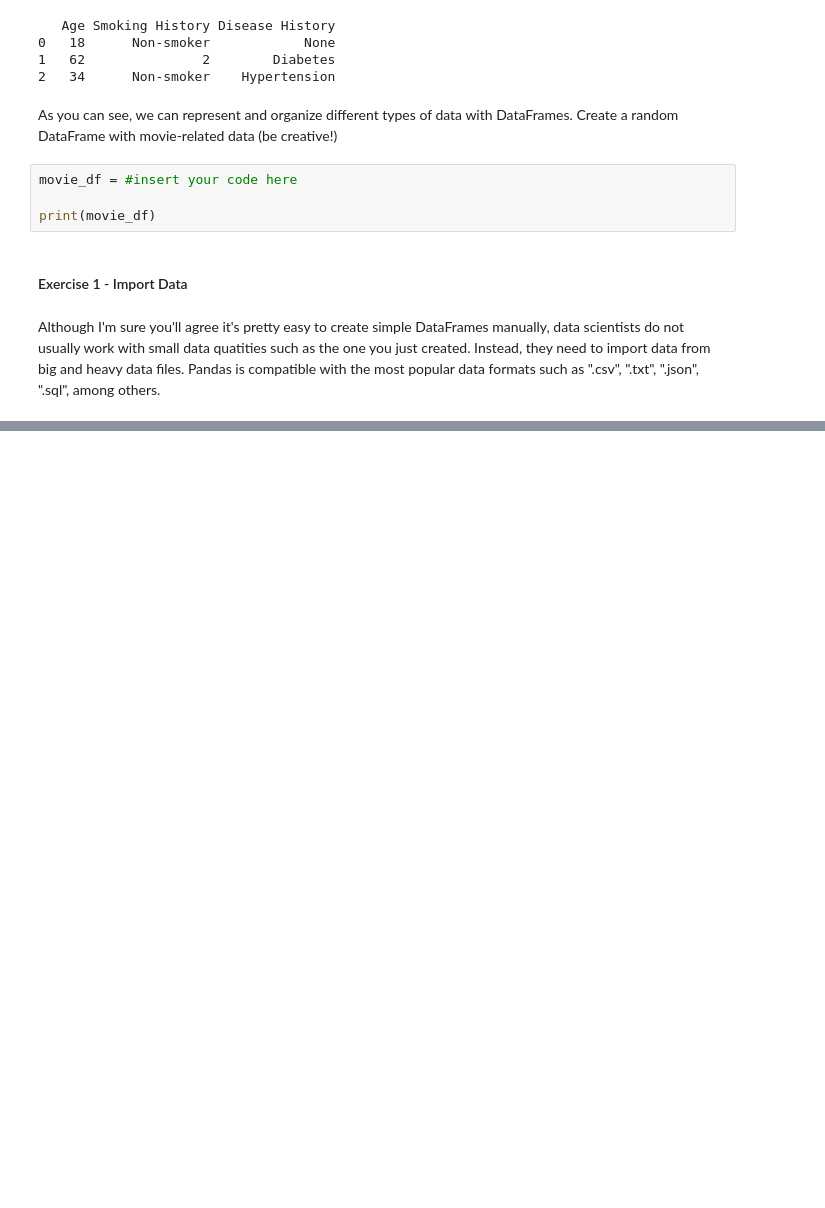
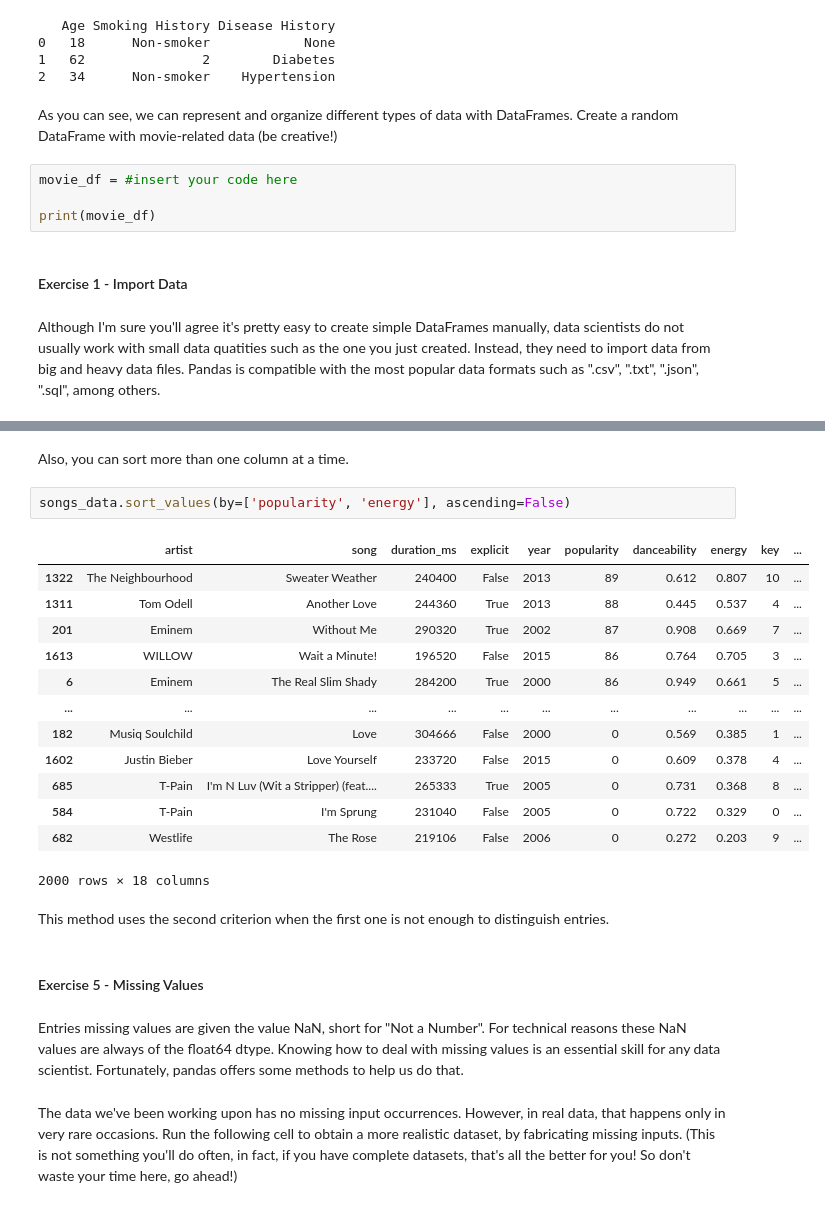
Before and after one commit to bmaribeiro/machine_learning_intro, a Jupyter notebook: notebooks/ml_frameworks.ipynb, the cells around one changed output, grey strips where cells are left out. Drawn from its saved outputs; the diff is of its cells as text; blank space fills up the shorter version.

Commit message:
Added Pandas tutorial and cleared cell outputs.

```diff
--- a/notebooks/ml_frameworks.ipynb
+++ b/notebooks/ml_frameworks.ipynb
@@ -310,0 +561,26 @@ Let's begin by importing tabular data from a ".csv" file. Run the following cell
+# %% [markdown]
+Also, you can sort more than one column at a time.
+# %%
+songs_data.sort_values(by=['popularity', 'energy'], ascending=False)
+# %% [output]
+|  | artist | song | duration_ms | explicit | year | popularity | danceability | energy | key | ... |
+| 1322 | The Neighbourhood | Sweater Weather | 240400 | False | 2013 | 89 | 0.612 | 0.807 | 10 | ... |
+| 1311 | Tom Odell | Another Love | 244360 | True | 2013 | 88 | 0.445 | 0.537 | 4 | ... |
+| 201 | Eminem | Without Me | 290320 | True | 2002 | 87 | 0.908 | 0.669 | 7 | ... |
+| 1613 | WILLOW | Wait a Minute! | 196520 | False | 2015 | 86 | 0.764 | 0.705 | 3 | ... |
+| 6 | Eminem | The Real Slim Shady | 284200 | True | 2000 | 86 | 0.949 | 0.661 | 5 | ... |
+| ... | ... | ... | ... | ... | ... | ... | ... | ... | ... | ... |
+| 182 | Musiq Soulchild | Love | 304666 | False | 2000 | 0 | 0.569 | 0.385 | 1 | ... |
+| 1602 | Justin Bieber | Love Yourself | 233720 | False | 2015 | 0 | 0.609 | 0.378 | 4 | ... |
+| 685 | T-Pain | I'm N Luv (Wit a Stripper) (feat.... | 265333 | True | 2005 | 0 | 0.731 | 0.368 | 8 | ... |
+| 584 | T-Pain | I'm Sprung | 231040 | False | 2005 | 0 | 0.722 | 0.329 | 0 | ... |
+| 682 | Westlife | The Rose | 219106 | False | 2006 | 0 | 0.272 | 0.203 | 9 | ... |
+2000 rows × 18 columns
+# %% [markdown]
+This method uses the second criterion when the first one is not enough to distinguish entries.
+# %% [markdown]
+#### Exercise 5 - Missing Values
+# %% [markdown]
+Entries missing values are given the value NaN, short for "Not a Number". For technical reasons these NaN values are always of the float64 dtype. Knowing how to deal with missing values is an essential skill for any data scientist. Fortunately, pandas offers some methods to help us do that.
+# %% [markdown]
+The data we've been working upon has no missing input occurrences. However, in real data, that happens only in very rare occasions. Run the following cell to obtain a more realistic dataset, by fabricating missing inputs. (This is not something you'll do often, in fact, if you have complete datasets, that's all the better for you! So don't waste your time here, go ahead!)
```
Also changed, not shown: parts of 63 cells of this notebook, 2 other files.
